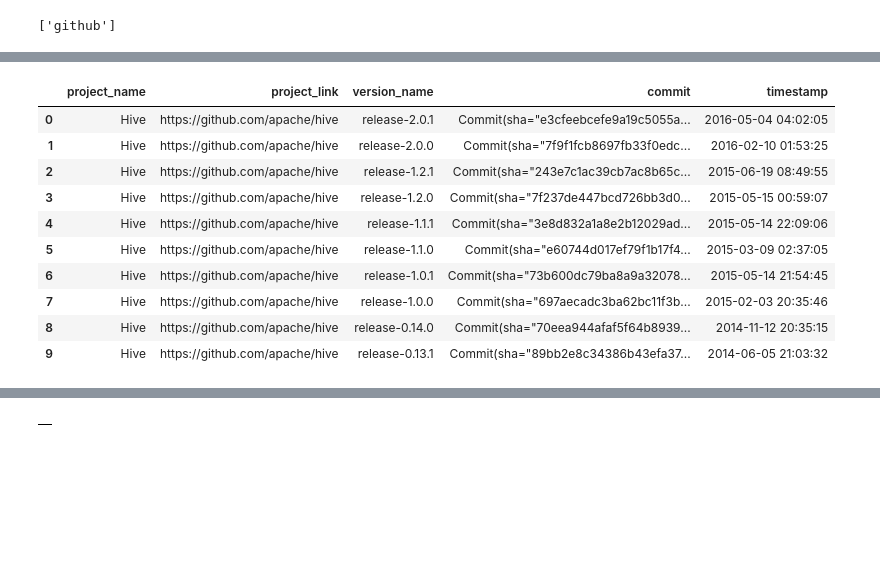
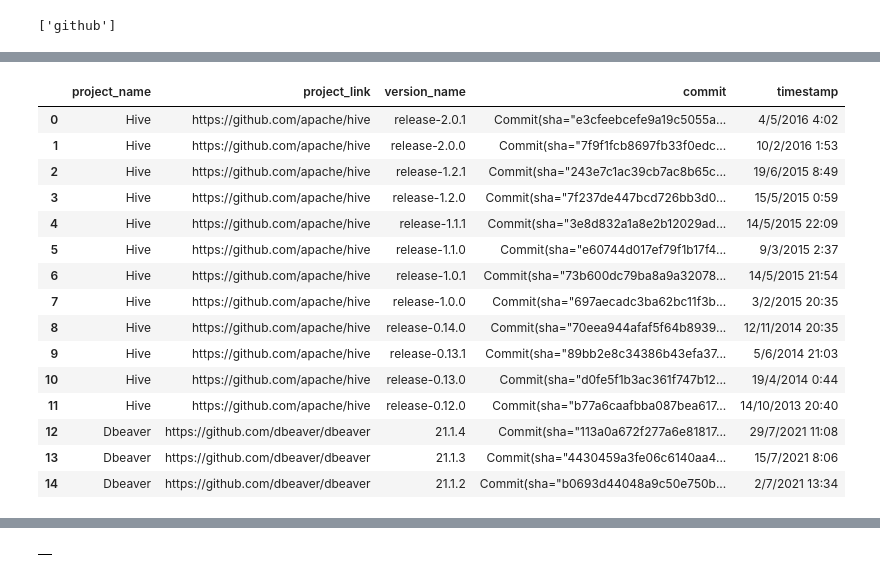
Before and after one commit to alvintanjianjia/SoftwareRemodularization, a Jupyter notebook: Effort_Estimation_2_Server_MonashVPC.ipynb, the cells around one changed output, grey strips where cells are left out. Drawn from its saved outputs; the diff is of its cells as text; code cells hidden in the pictures; blank space fills up the shorter version.

```diff
--- a/Effort_Estimation_2_Server_MonashVPC.ipynb
+++ b/Effort_Estimation_2_Server_MonashVPC.ipynb
@@ -43,19 +41,24 @@ project_releases.head()
 # %%
 #project_releases = project_releases[project_releases['project_name'] == 'Okhttp'].head()
 # %%
-project_releases.head(10)
+project_releases.head(15)
 # %% [output]
 |  | project_name | project_link | version_name | commit | timestamp |
-| 0 | Hive | https://github.com/apache/hive | release-2.0.1 | Commit(sha="e3cfeebcefe9a19c5055a... | 2016-05-04 04:02:05 |
-| 1 | Hive | https://github.com/apache/hive | release-2.0.0 | Commit(sha="7f9f1fcb8697fb33f0edc... | 2016-02-10 01:53:25 |
-| 2 | Hive | https://github.com/apache/hive | release-1.2.1 | Commit(sha="243e7c1ac39cb7ac8b65c... | 2015-06-19 08:49:55 |
-| 3 | Hive | https://github.com/apache/hive | release-1.2.0 | Commit(sha="7f237de447bcd726bb3d0... | 2015-05-15 00:59:07 |
-| 4 | Hive | https://github.com/apache/hive | release-1.1.1 | Commit(sha="3e8d832a1a8e2b12029ad... | 2015-05-14 22:09:06 |
-| 5 | Hive | https://github.com/apache/hive | release-1.1.0 | Commit(sha="e60744d017ef79f1b17f4... | 2015-03-09 02:37:05 |
-| 6 | Hive | https://github.com/apache/hive | release-1.0.1 | Commit(sha="73b600dc79ba8a9a32078... | 2015-05-14 21:54:45 |
-| 7 | Hive | https://github.com/apache/hive | release-1.0.0 | Commit(sha="697aecadc3ba62bc11f3b... | 2015-02-03 20:35:46 |
-| 8 | Hive | https://github.com/apache/hive | release-0.14.0 | Commit(sha="70eea944afaf5f64b8939... | 2014-11-12 20:35:15 |
-| 9 | Hive | https://github.com/apache/hive | release-0.13.1 | Commit(sha="89bb2e8c34386b43efa37... | 2014-06-05 21:03:32 |
+| 0 | Hive | https://github.com/apache/hive | release-2.0.1 | Commit(sha="e3cfeebcefe9a19c5055a... | 4/5/2016 4:02 |
+| 1 | Hive | https://github.com/apache/hive | release-2.0.0 | Commit(sha="7f9f1fcb8697fb33f0edc... | 10/2/2016 1:53 |
+| 2 | Hive | https://github.com/apache/hive | release-1.2.1 | Commit(sha="243e7c1ac39cb7ac8b65c... | 19/6/2015 8:49 |
+| 3 | Hive | https://github.com/apache/hive | release-1.2.0 | Commit(sha="7f237de447bcd726bb3d0... | 15/5/2015 0:59 |
+| 4 | Hive | https://github.com/apache/hive | release-1.1.1 | Commit(sha="3e8d832a1a8e2b12029ad... | 14/5/2015 22:09 |
+| 5 | Hive | https://github.com/apache/hive | release-1.1.0 | Commit(sha="e60744d017ef79f1b17f4... | 9/3/2015 2:37 |
+| 6 | Hive | https://github.com/apache/hive | release-1.0.1 | Commit(sha="73b600dc79ba8a9a32078... | 14/5/2015 21:54 |
+| 7 | Hive | https://github.com/apache/hive | release-1.0.0 | Commit(sha="697aecadc3ba62bc11f3b... | 3/2/2015 20:35 |
+| 8 | Hive | https://github.com/apache/hive | release-0.14.0 | Commit(sha="70eea944afaf5f64b8939... | 12/11/2014 20:35 |
+| 9 | Hive | https://github.com/apache/hive | release-0.13.1 | Commit(sha="89bb2e8c34386b43efa37... | 5/6/2014 21:03 |
+| 10 | Hive | https://github.com/apache/hive | release-0.13.0 | Commit(sha="d0fe5f1b3ac361f747b12... | 19/4/2014 0:44 |
+| 11 | Hive | https://github.com/apache/hive | release-0.12.0 | Commit(sha="b77a6caafbba087bea617... | 14/10/2013 20:40 |
+| 12 | Dbeaver | https://github.com/dbeaver/dbeaver | 21.1.4 | Commit(sha="113a0a672f277a6e81817... | 29/7/2021 11:08 |
+| 13 | Dbeaver | https://github.com/dbeaver/dbeaver | 21.1.3 | Commit(sha="4430459a3fe06c6140aa4... | 15/7/2021 8:06 |
+| 14 | Dbeaver | https://github.com/dbeaver/dbeaver | 21.1.2 | Commit(sha="b0693d44048a9c50e750b... | 2/7/2021 13:34 |
 # %%
 finished_project_arr = []
 with open('finished_projects.txt','r') as finished_project:
```
Also changed, not shown: parts of 3 cells of this notebook, 23 other files.
